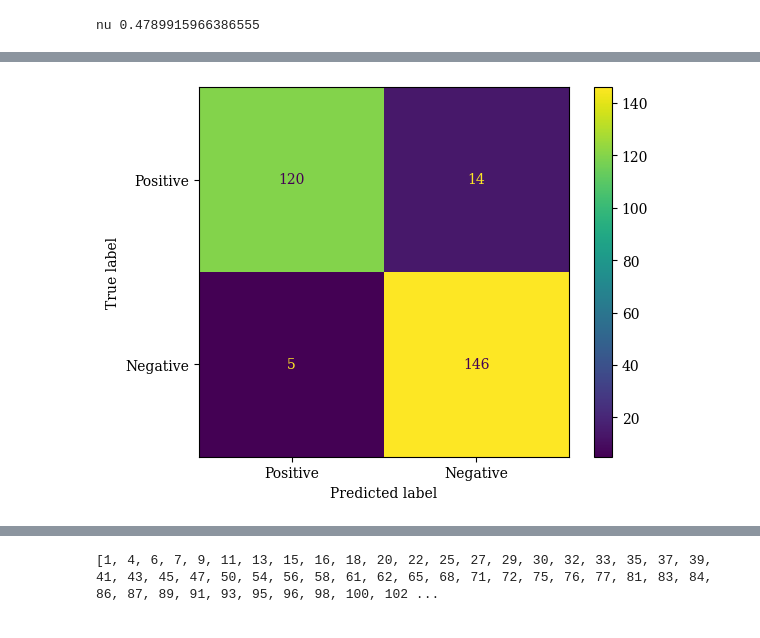
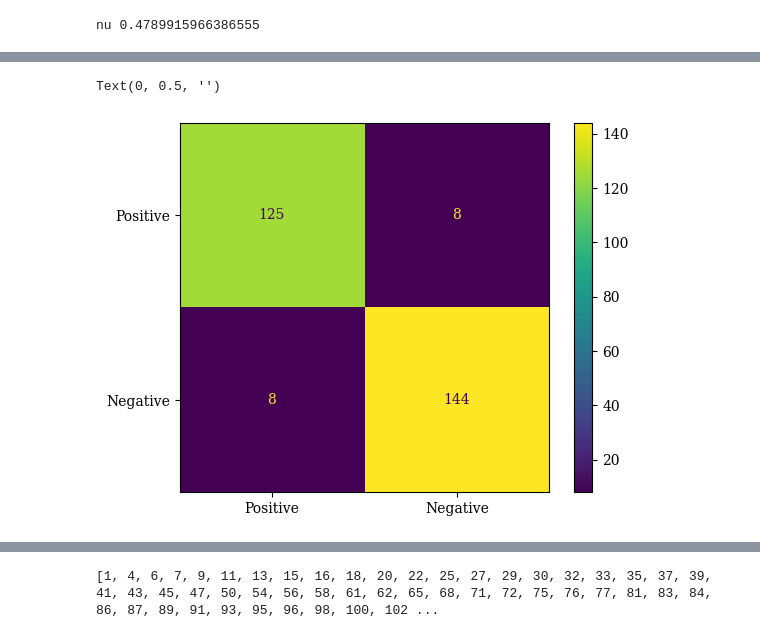
Before and after one commit to andreluizsp/rogueap, a Jupyter notebook: Rogue_OCCS_SVM.ipynb, the cells around one changed output, grey strips where cells are left out. Cells and saved outputs as stored; diff of their text form; code cells hidden in the pictures.

```diff
--- a/Rogue_OCCS_SVM.ipynb
+++ b/Rogue_OCCS_SVM.ipynb
@@ -23,7 +23,7 @@ drive.mount('/content/drive')
 Drive already mounted at /content/drive; to attempt to forcibly remount, call drive.mount("/content/drive", force_remount=True).
 # %%
 # Selection dataset / features
-df_orig = pd.read_csv('/content/drive/MyDrive/datasets/amostra.csv')
+df_orig = pd.read_csv('/content/drive/MyDrive/datasets/dataset.csv')
 # %%
 relevant_features = ['rogue', 'Dot11EltCountry', 'RSNVersion', 'rates',
        'CapabilitiesMin_MPDCU_Start_Spacing', 'DSSS_CCK', 'Max_A_MSDU',
@@ -137,9 +171,12 @@ plt.rcParams['font.serif'] = ['Times New Roman'] + plt.rcParams['font.serif']
 # %%
 # Confuion Matrix SVM
 MatrizConfusao2 = confusion_matrix(targs_SVM,preds_SVM)
 ConfusionMatrixDisplay(confusion_matrix(targs_SVM,preds_SVM),display_labels=['Positive','Negative']).plot()
 plt.plot(title="SVM")
 plt.rcParams['font.family'] = 'serif'
 plt.rcParams['font.serif'] = ['Times New Roman'] + plt.rcParams['font.serif']
+plt.xlabel('')
+plt.ylabel('')
 # %% [output]
+Text(0, 0.5, '')
-[figure, old version]
+[figure, new version]
```
Also changed, not shown: parts of 14 cells of this notebook.
